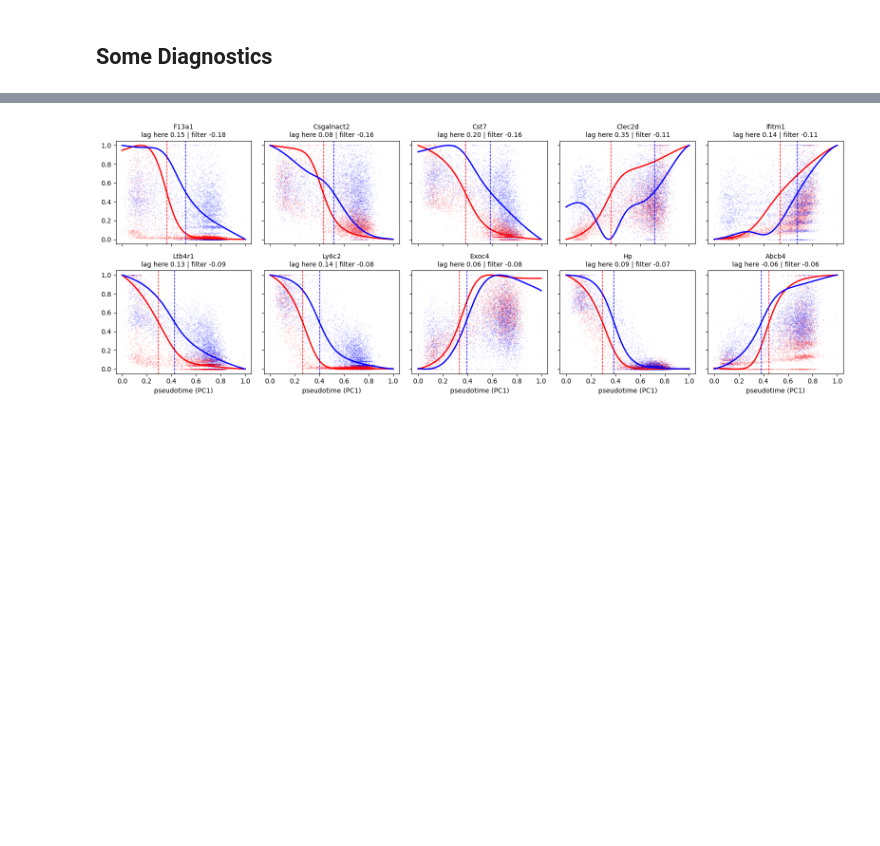
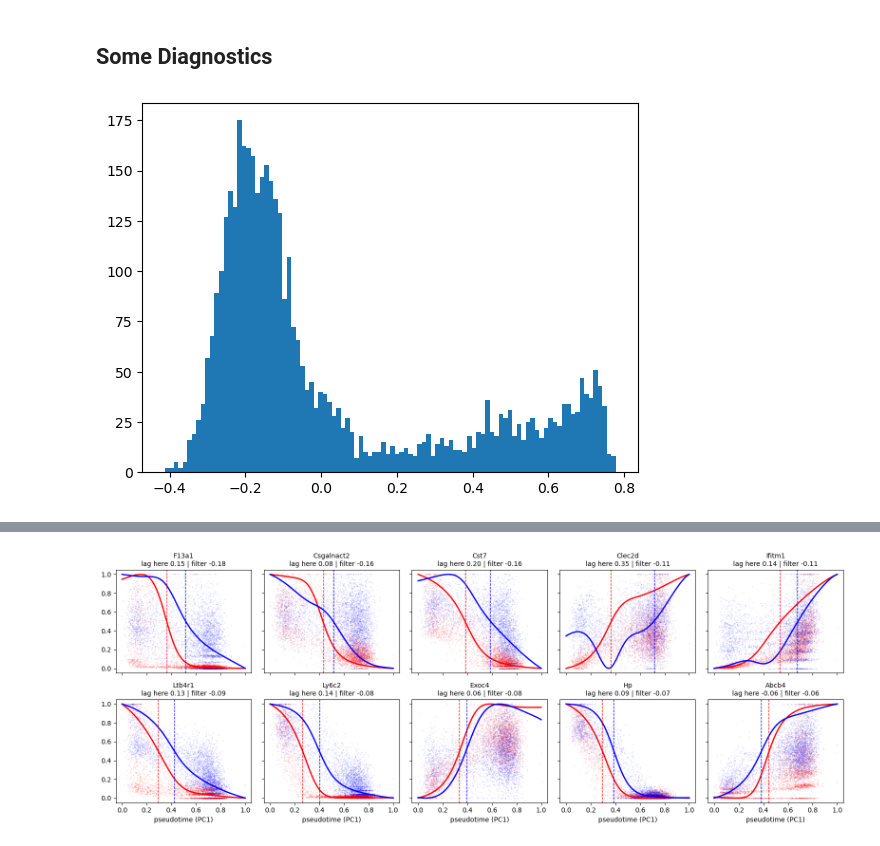
Before and after one commit to N1klasSchmidt/DynaVelo_testing, a Jupyter notebook: velocity_analyses/chromatin_potential_comp.ipynb, the cells around one changed output, grey strips where cells are left out. Saved outputs shown, nothing was run; the diff lists cells and outputs as text; code cells hidden in the pictures; blank space fills up the shorter version.

```diff
--- a/velocity_analyses/chromatin_potential_comp.ipynb
+++ b/velocity_analyses/chromatin_potential_comp.ipynb
@@ -184,4 +195,13 @@ idx = NearestNeighbors(n_neighbors=K_ARROW).fit(E).kneighbors(E, return_distance
 arrows_s = arrows[idx].mean(axis=1)
 # %% [markdown]
 ## Some Diagnostics
+# %%
+nn_dist = np.argpartition(-corr, K_MATCH - 1, axis=1)[:, :100]
+nn_near = np.argpartition(-corr, K_MATCH - 1, axis=1)[:, :3]
+hist_data = corr[1000,:]
+plt.figure()
+plt.hist(hist_data, bins=100)
+plt.show()
+# %% [output]
+[figure, added]
 # %%
```
Also changed, not shown: parts of 7 cells of this notebook, 5 other files.
